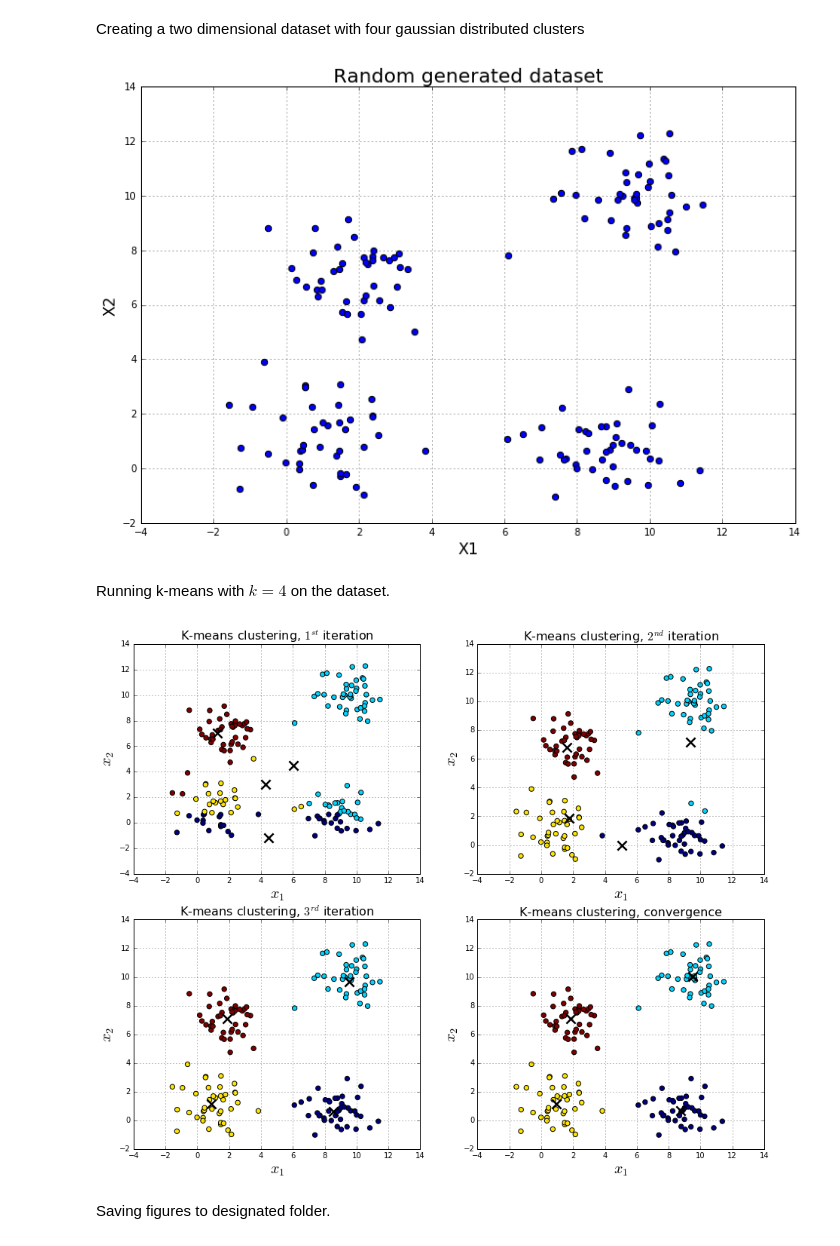
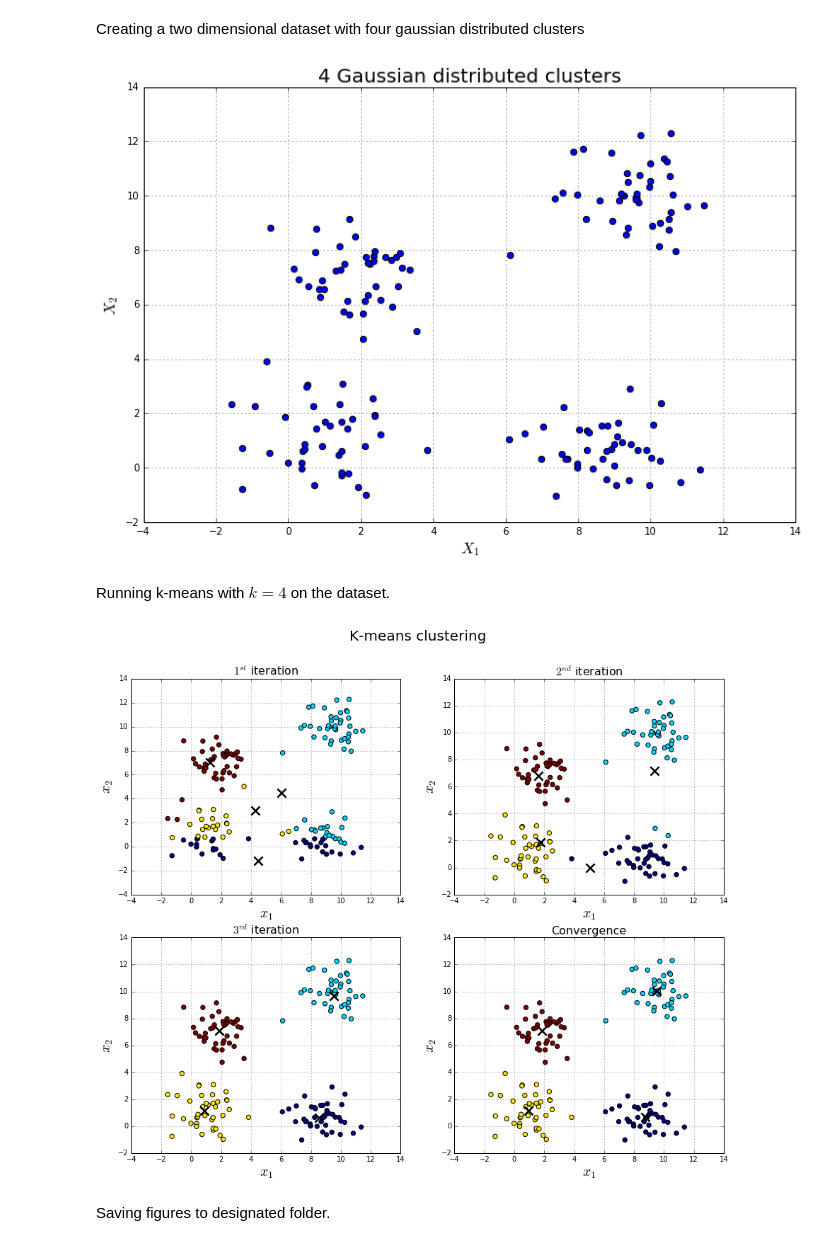
Before and after one commit to erlingpaulsen/bigdata, a Jupyter notebook: clustering/kmeans_ex.ipynb, the cells around one changed output. Cells and saved outputs as stored; diff of their text form; code cells hidden in the pictures.

```diff
--- a/clustering/kmeans_ex.ipynb
+++ b/clustering/kmeans_ex.ipynb
@@ -22,12 +22,12 @@ x = np.concatenate((x1,x2,x3,x4), axis=0)
 fig1 = plt.figure(figsize=(12,8))
 ax = fig1.add_subplot(111)
 ax.scatter(x[:,0], x[:,1], marker='o', s=40)
-ax.set_xlabel('X1', fontsize=16)
-ax.set_ylabel('X2', fontsize=16)
-ax.set_title('Random generated dataset', fontsize=20)
+ax.set_xlabel('$X_1$', fontsize=16)
+ax.set_ylabel('$X_2$', fontsize=16)
+ax.set_title('4 Gaussian distributed clusters', fontsize=20)
 ax.grid(True)
 # %% [output]
-[figure, old version]
+[figure, new version]
 # %% [markdown]
 Running k-means with $k = 4$ on the dataset.
 # %%
@@ -38,39 +38,41 @@ centroids = means[-1]
 steps = np.shape(z)[0]
 
 fig2 = plt.figure(figsize=(15,12))
+fig2.suptitle('K-means clustering', fontsize=20)
+
 ax1 = fig2.add_subplot(221)
 ax1.scatter(x[:,0], x[:,1], marker='o', c=z[0], s=40)
 ax1.scatter(means[0][0,:], means[0][1,:], marker='x', c='k', s=150, linewidths=2.5)
 ax1.set_xlabel('$x_1$', fontsize=20)
 ax1.set_ylabel('$x_2$', fontsize=20)
-ax1.set_title('K-means clustering, $1^{st}$ iteration', fontsize=16)
+ax1.set_title('$1^{st}$ iteration', fontsize=16)
 ax1.grid(True)
 
 ax2 = fig2.add_subplot(222)
 ax2.scatter(x[:,0], x[:,1], marker='o', c=z[1], s=40)
 ax2.scatter(means[1][0,:], means[1][1,:], marker='x', c='k', s=150, linewidths=2.5)
 ax2.set_xlabel('$x_1$', fontsize=20)
 ax2.set_ylabel('$x_2$', fontsize=20)
-ax2.set_title('K-means clustering, $2^{nd}$ iteration', fontsize=16)
+ax2.set_title('$2^{nd}$ iteration', fontsize=16)
 ax2.grid(True)
 
 ax3 = fig2.add_subplot(223)
 ax3.scatter(x[:,0], x[:,1], marker='o', c=z[2], s=40)
 ax3.scatter(means[2][0,:], means[2][1,:], marker='x', c='k', s=150, linewidths=2.5)
 ax3.set_xlabel('$x_1$', fontsize=20)
 ax3.set_ylabel('$x_2$', fontsize=20)
-ax3.set_title('K-means clustering, $3^{rd}$ iteration', fontsize=16)
+ax3.set_title('$3^{rd}$ iteration', fontsize=16)
 ax3.grid(True)
 
 ax4 = fig2.add_subplot(224)
 ax4.scatter(x[:,0], x[:,1], marker='o', c=z[3], s=40)
 ax4.scatter(means[3][0,:], means[3][1,:], marker='x', c='k', s=150, linewidths=2.5)
 ax4.set_xlabel('$x_1$', fontsize=20)
 ax4.set_ylabel('$x_2$', fontsize=20)
-ax4.set_title('K-means clustering, convergence', fontsize=16)
+ax4.set_title('Convergence', fontsize=16)
 ax4.grid(True)
 # %% [output]
-[figure, old version]
+[figure, new version]
 # %% [markdown]
 Saving figures to designated folder.
 # %%
```
Also changed, not shown: parts of 2 cells of this notebook, 9 other files.
